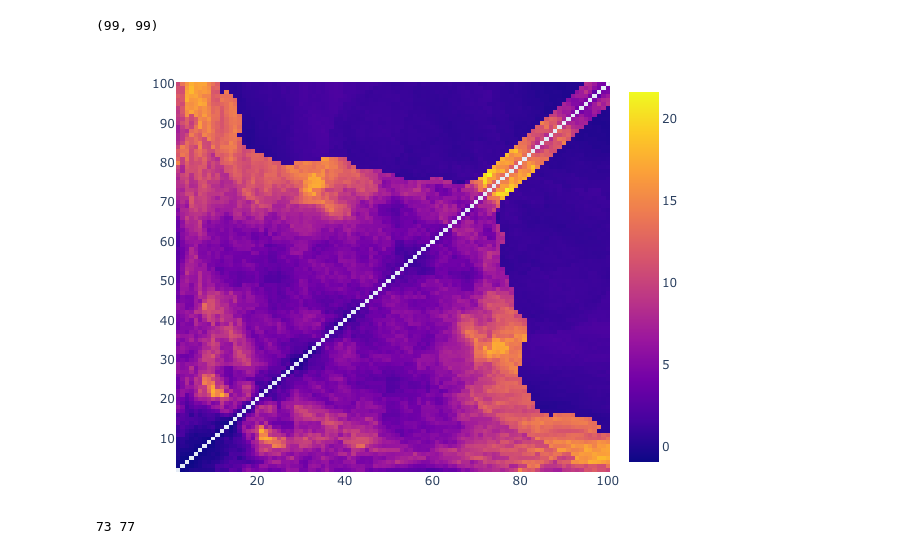
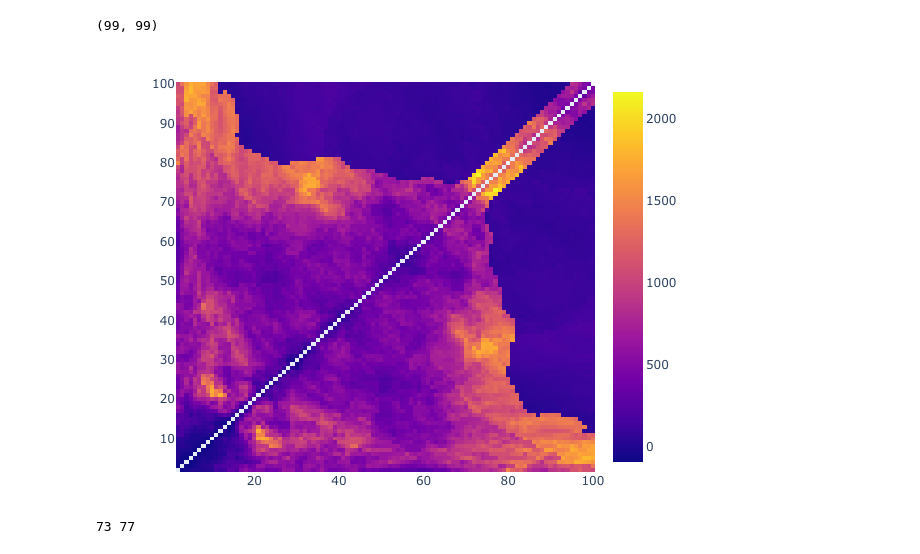
Before and after one commit to polakowo/vectorbt, a Jupyter notebook: examples/Bitcoin_DMAC.ipynb, the cells around one changed output. Cells and saved outputs as stored; diff of their text form; code cells hidden in the pictures.

```diff
--- a/examples/Bitcoin_DMAC.ipynb
+++ b/examples/Bitcoin_DMAC.ipynb
@@ -18,7 +20,7 @@ ASSET_NAME = 'bitcoin'
 START_DATE = datetime(2017, 1, 1) # time period for analysis
 END_DATE = datetime.now()
 BUFFER = timedelta(days=100) # buffer before to pre-calculate SMA/EMA, best to set to max window
-INVESTMENT = 1 # in $
+INVESTMENT = 100 # in $
 FEES = 0.0025 # in %
 SLIPPAGE_FACTOR = 0.25 # in % of high-low
 SEED = 42
@@ -318,9 +318,14 @@ print(strat_matrix.shape)
 # %% [output]
 (99, 99)
 # %%
-vbt.Heatmap(wrange, wrange, data=strat_matrix, figsize=(600, 450)).show_png()  # remove show_png() for interactivity
+vbt.Heatmap(
+    data=strat_matrix,
+    x_labels=wrange,
+    y_labels=wrange,
+    width=600,
+    height=450).show_png()  # remove show_png() for interactivity
 # %% [output]
-[figure, old version]
+[figure, new version]
 # %%
 min_idx, max_idx = np.unravel_index(np.nanargmax(strat_matrix), strat_matrix.shape)
 
```
Also changed, not shown: parts of 22 cells of this notebook, 9 other files.
